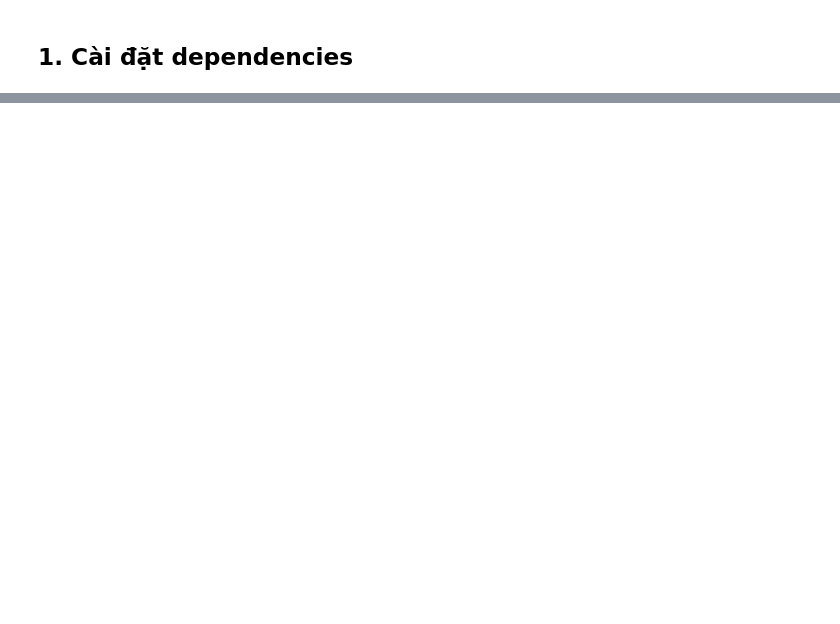
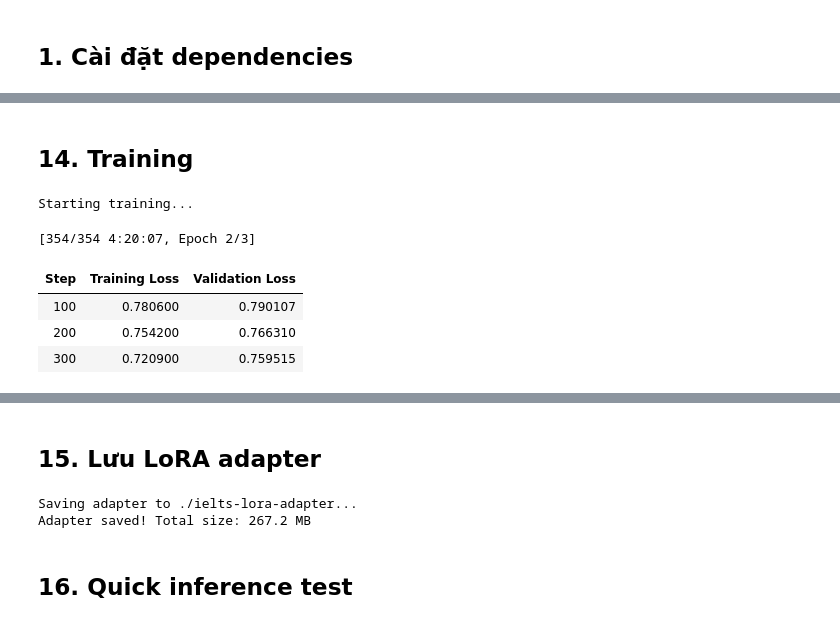
Before and after one commit to notnbhd/ielts_agent, a Jupyter notebook: ielts-writing-finetune.ipynb, the cells around one changed output, grey strips where cells are left out. Saved outputs shown, nothing was run; the diff lists cells and outputs as text; code cells hidden in the pictures; blank space fills up the shorter version.

```diff
--- a/ielts-writing-finetune.ipynb
+++ b/ielts-writing-finetune.ipynb
@@ -348,0 +267,14 @@ print(f"Total size: {size / 1024**2:.1f} MB")
+# %%
+lora_config = LoraConfig(
+    r=128,
+    lora_alpha=256,
+    lora_dropout=0.05,
+    bias="none",
+    task_type=TaskType.CAUSAL_LM,
+    target_modules=[
+        "q_proj", "k_proj", "v_proj", "o_proj",
+        "gate_proj", "up_proj", "down_proj",
+    ],
+)
+model = get_peft_model(model, lora_config)
+model.print_trainable_parameters()
@@ -348,0 +285,22 @@ print(f"Total size: {size / 1024**2:.1f} MB")
+# %%
+class TrainingMonitorCallback(TrainerCallback):
+    """Print loss + VRAM usage mỗi logging_steps."""
+    def on_log(self, args, state, control, logs=None, **kwargs):
+        if not logs:
+            return
+        step      = state.global_step
+        loss      = logs.get("loss", "N/A")
+        eval_loss = logs.get("eval_loss", None)
+        lr        = logs.get("learning_rate", "N/A")
+
+        vram_info = ""
+        for i in range(torch.cuda.device_count()):
+            used  = torch.cuda.memory_reserved(i) / 1024**3
+            total = torch.cuda.get_device_properties(i).total_memory / 1024**3
+            vram_info += f" GPU{i}: {used:.1f}/{total:.1f}GB"
+
+        msg = f"Step {step:4d} | loss: {loss} | lr: {lr}"
+        if eval_loss:
+            msg += f" | eval_loss: {eval_loss}"
+        msg += f" |{vram_info}"
+        print(msg)
@@ -348,0 +362,18 @@ print(f"Total size: {size / 1024**2:.1f} MB")
+# %% [markdown]
+## 14. Training
+# %%
+print("Starting training...")
+trainer_stats = trainer.train()
+
+print("\n=== Training Complete ===")
+print(f"Time  : {trainer_stats.metrics['train_runtime']:.1f}s "
+      f"({trainer_stats.metrics['train_runtime'] / 3600:.2f}h)")
+print(f"Speed : {trainer_stats.metrics['train_steps_per_second']:.2f} steps/s")
+print(f"Loss  : {trainer_stats.metrics['train_loss']:.4f}")
+# %% [output]
+Starting training...
+[354/354 4:20:07, Epoch 2/3]
+| Step | Training Loss | Validation Loss |
+| 100 | 0.780600 | 0.790107 |
+| 200 | 0.754200 | 0.766310 |
+| 300 | 0.720900 | 0.759515 |
@@ -348,0 +397,17 @@ print(f"Total size: {size / 1024**2:.1f} MB")
+# %% [markdown]
+## 15. Lưu LoRA adapter
+# %%
+print(f"Saving adapter to {ADAPTER_DIR}...")
+model.save_pretrained(ADAPTER_DIR)
+tokenizer.save_pretrained(ADAPTER_DIR)
+
+size = sum(
+    os.path.getsize(os.path.join(ADAPTER_DIR, f))
+    for f in os.listdir(ADAPTER_DIR)
+)
+print(f"Adapter saved! Total size: {size / 1024**2:.1f} MB")
+# %% [output]
+Saving adapter to ./ielts-lora-adapter...
+Adapter saved! Total size: 267.2 MB
+# %% [markdown]
+## 16. Quick inference test
```
Also changed, not shown: parts of 58 cells of this notebook, 8 other files.
